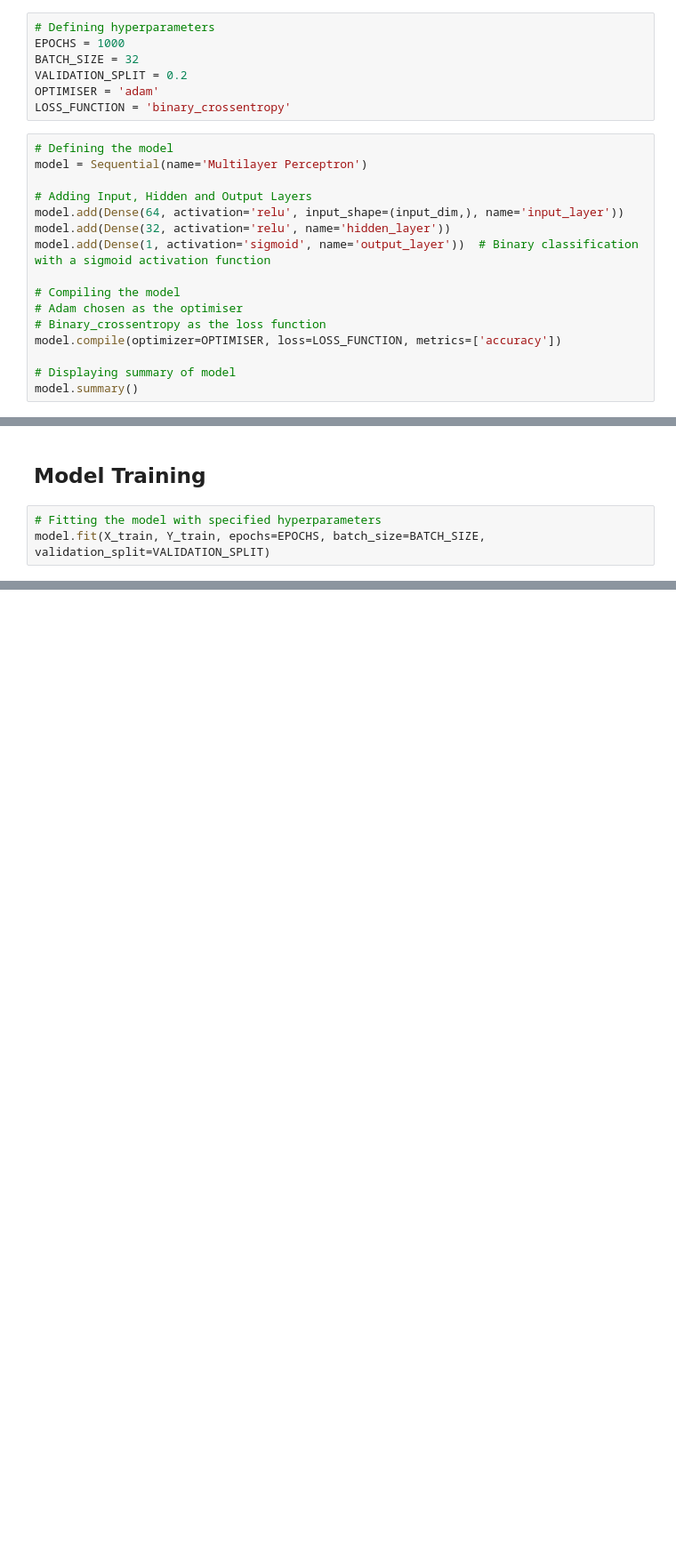
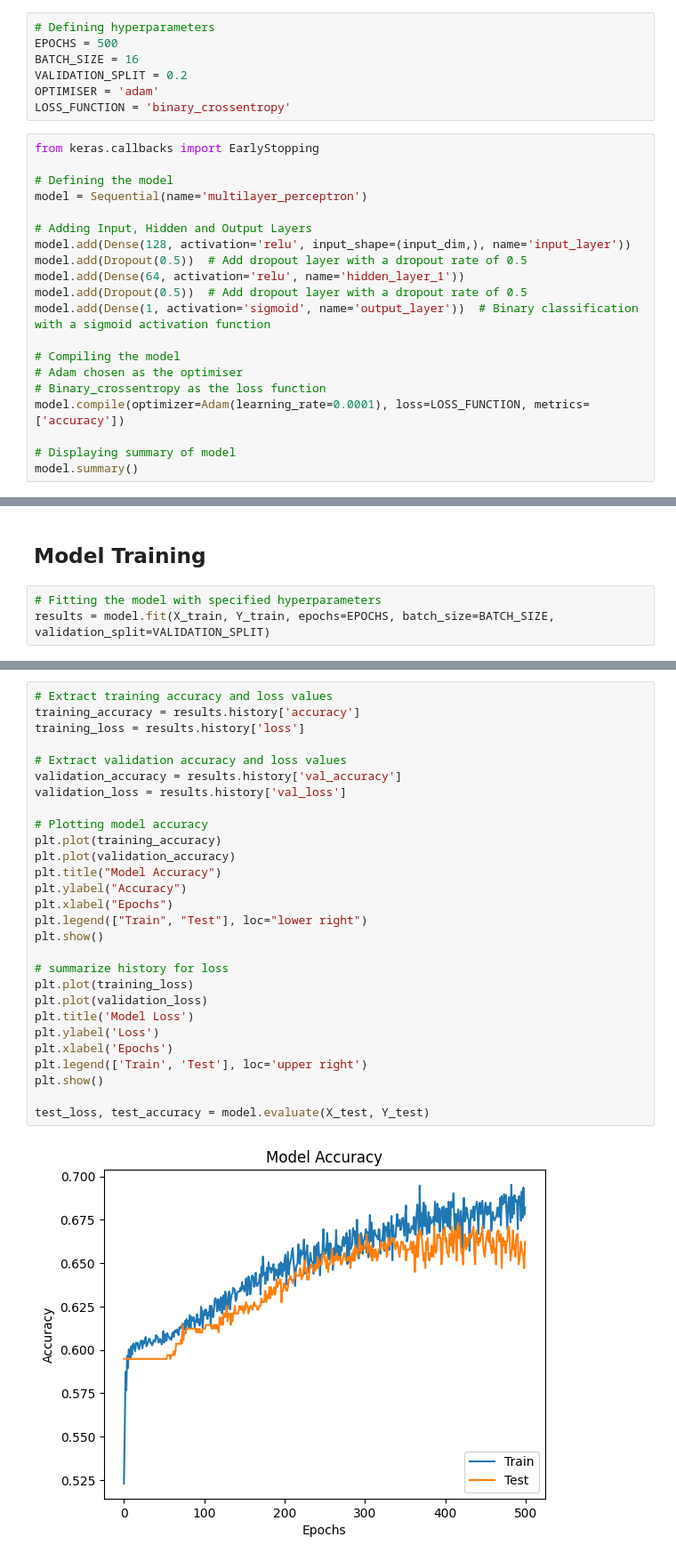
Before and after one commit to TZajas/CS4287-MLP-Project, a Jupyter notebook: CS4287_Prj1_20278748_20251874.ipynb, the cells around one changed output, grey strips where cells are left out. Shown: that part at 89% size. Cells and saved outputs as stored; diff of their text form; blank space fills up the shorter version.

```diff
--- a/CS4287_Prj1_20278748_20251874.ipynb
+++ b/CS4287_Prj1_20278748_20251874.ipynb
@@ -159,24 +175,28 @@ input_dim = X_train.shape[1]
 (983,)
 # %%
 # Defining hyperparameters
-EPOCHS = 1000
-BATCH_SIZE = 32
+EPOCHS = 500
+BATCH_SIZE = 16
 VALIDATION_SPLIT = 0.2
 OPTIMISER = 'adam'
 LOSS_FUNCTION = 'binary_crossentropy'
 # %%
+from keras.callbacks import EarlyStopping
+
 # Defining the model
-model = Sequential(name='Multilayer Perceptron')
+model = Sequential(name='multilayer_perceptron')
 
 # Adding Input, Hidden and Output Layers
-model.add(Dense(64, activation='relu', input_shape=(input_dim,), name='input_layer'))
-model.add(Dense(32, activation='relu', name='hidden_layer'))
+model.add(Dense(128, activation='relu', input_shape=(input_dim,), name='input_layer'))
+model.add(Dropout(0.5))  # Add dropout layer with a dropout rate of 0.5
+model.add(Dense(64, activation='relu', name='hidden_layer_1'))
+model.add(Dropout(0.5))  # Add dropout layer with a dropout rate of 0.5
 model.add(Dense(1, activation='sigmoid', name='output_layer'))  # Binary classification with a sigmoid activation function
 
 # Compiling the model
 # Adam chosen as the optimiser
 # Binary_crossentropy as the loss function
-model.compile(optimizer=OPTIMISER, loss=LOSS_FUNCTION, metrics=['accuracy'])
+model.compile(optimizer=Adam(learning_rate=0.0001), loss=LOSS_FUNCTION, metrics=['accuracy'])
 
 # Displaying summary of model
 model.summary()
@@ -200,4 +224,4 @@ _________________________________________________________________
 ## Model Training
 # %%
 # Fitting the model with specified hyperparameters
-model.fit(X_train, Y_train, epochs=EPOCHS, batch_size=BATCH_SIZE, validation_split=VALIDATION_SPLIT)
+results = model.fit(X_train, Y_train, epochs=EPOCHS, batch_size=BATCH_SIZE, validation_split=VALIDATION_SPLIT)
@@ -208,0 +248,30 @@ test_loss, test_accuracy = model.evaluate(X_test, Y_test)
+# %%
+# Extract training accuracy and loss values
+training_accuracy = results.history['accuracy']
+training_loss = results.history['loss']
+
+# Extract validation accuracy and loss values
+validation_accuracy = results.history['val_accuracy']
+validation_loss = results.history['val_loss']
+
+# Plotting model accuracy
+plt.plot(training_accuracy)
+plt.plot(validation_accuracy)
+plt.title("Model Accuracy")
+plt.ylabel("Accuracy")
+plt.xlabel("Epochs")
+plt.legend(["Train", "Test"], loc="lower right")
+plt.show()
+
+# summarize history for loss
+plt.plot(training_loss)
+plt.plot(validation_loss)
+plt.title('Model Loss')
+plt.ylabel('Loss')
+plt.xlabel('Epochs')
+plt.legend(['Train', 'Test'], loc='upper right')
+plt.show()
+
+test_loss, test_accuracy = model.evaluate(X_test, Y_test)
+# %% [output]
+[figure, added]
```
Also changed, not shown: parts of 12 cells of this notebook.
